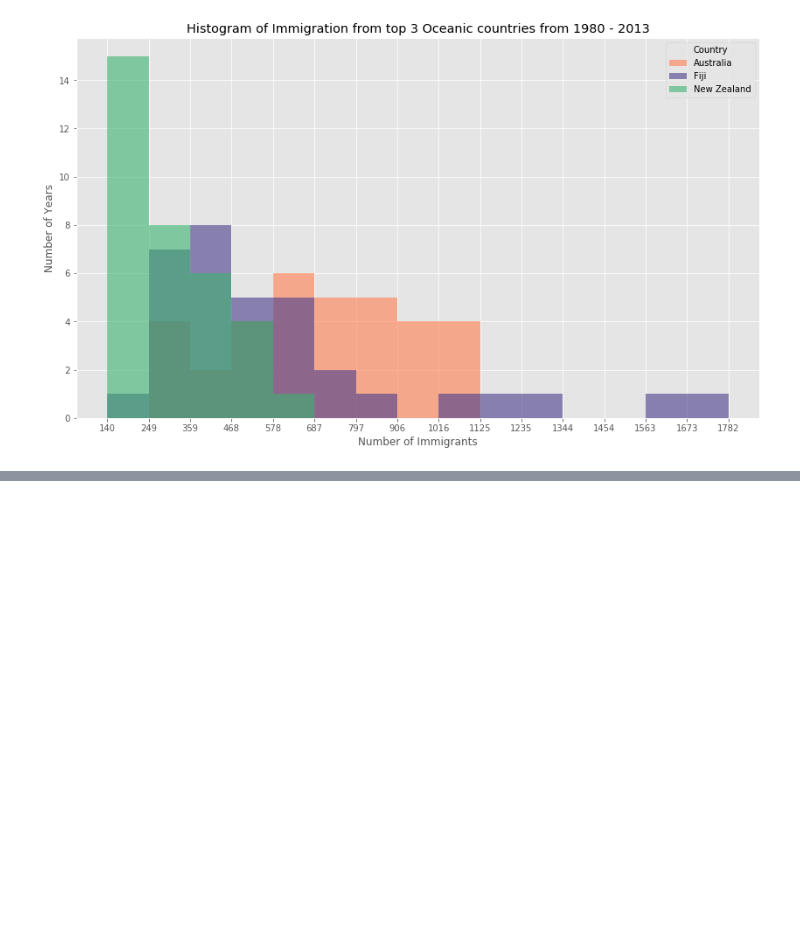
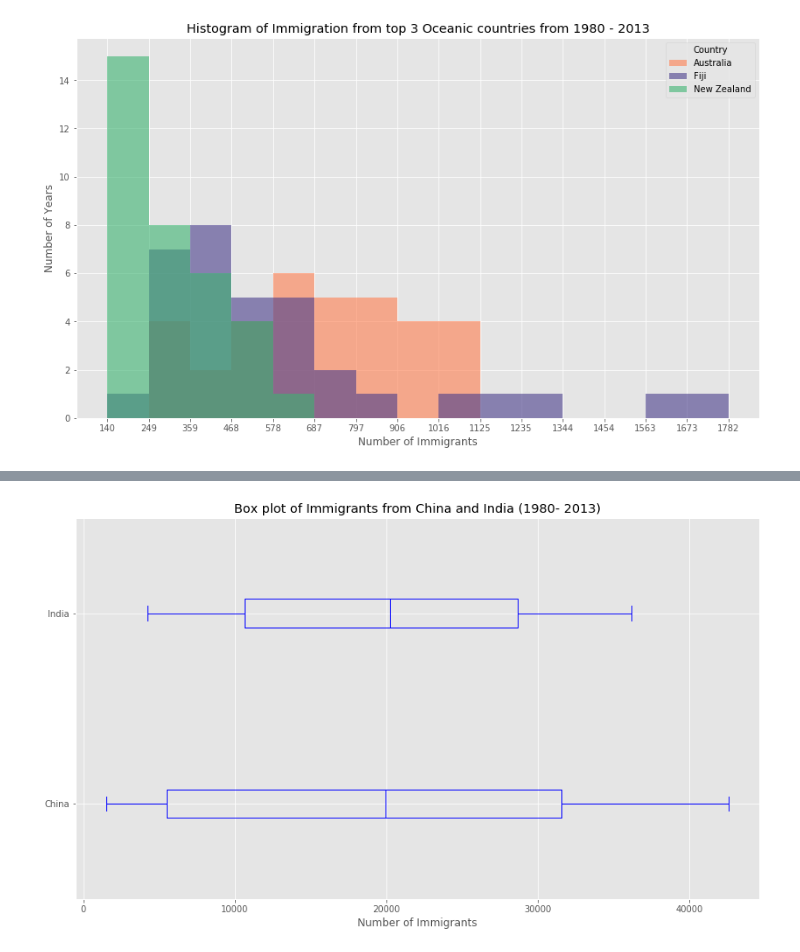
Before and after one commit to amarpy/migration_to_canada_analysis, a Jupyter notebook: migration_to_canada_analysis.ipynb, the cells around one changed output, grey strips where cells are left out. Drawn from its saved outputs; the diff is of its cells as text; code cells hidden in the pictures; blank space fills up the shorter version.

```diff
--- a/migration_to_canada_analysis.ipynb
+++ b/migration_to_canada_analysis.ipynb
@@ -303,0 +382,5 @@ plt.show()
+# %%
+df_CI = df_can.loc[["China", "India"], years].transpose()
+
+print(df_CI.head())
+df_CI.describe()
@@ -303,0 +403,10 @@ plt.show()
+# %%
+df_CI.plot(kind = "box",
+           figsize = (14, 8),
+           color = "blue",
+           vert = False)
+plt.title("Box plot of Immigrants from China and India (1980- 2013)")
+plt.xlabel("Number of Immigrants")
+plt.show()
+# %% [output]
+[figure, added]
```
Also changed, not shown: parts of 8 cells of this notebook.
